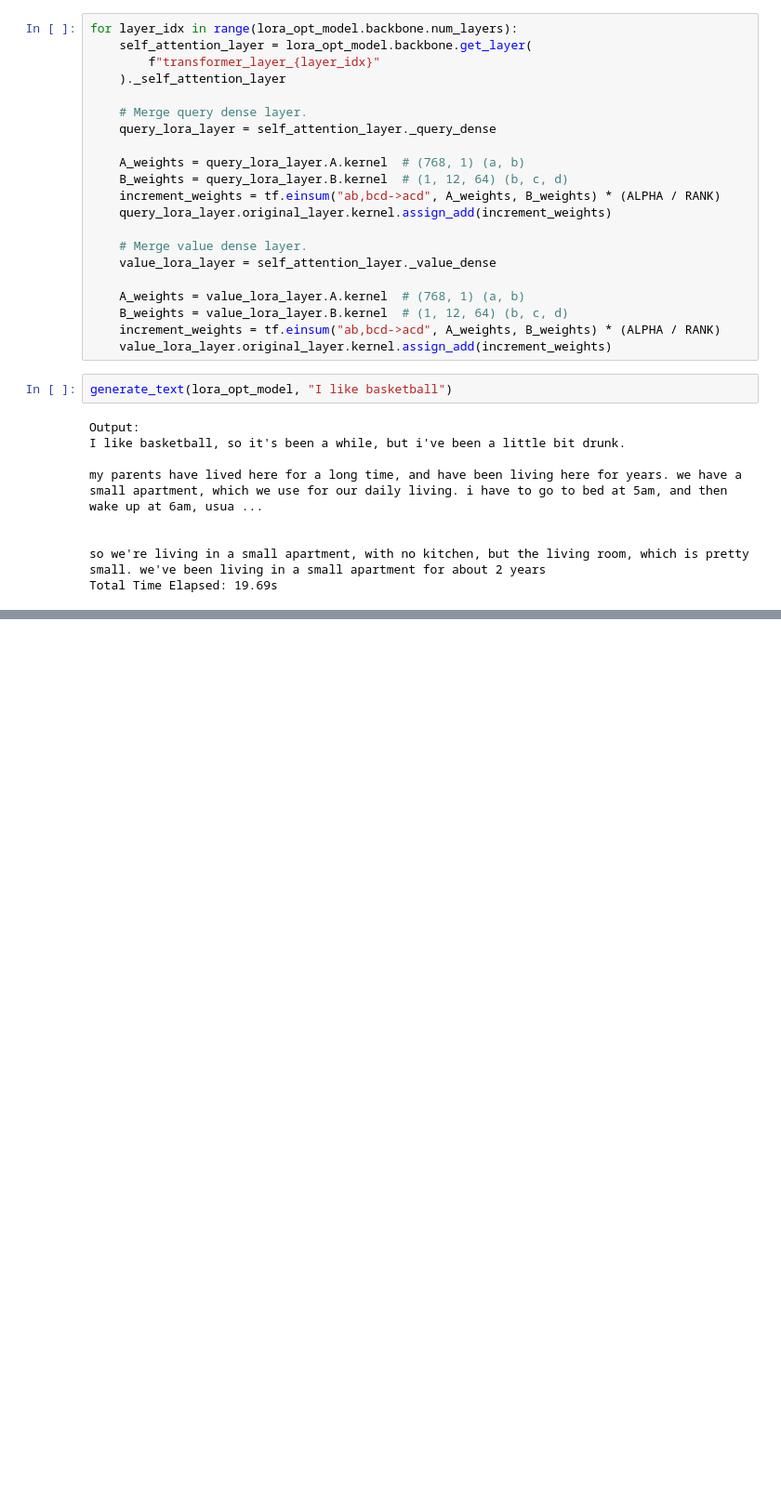
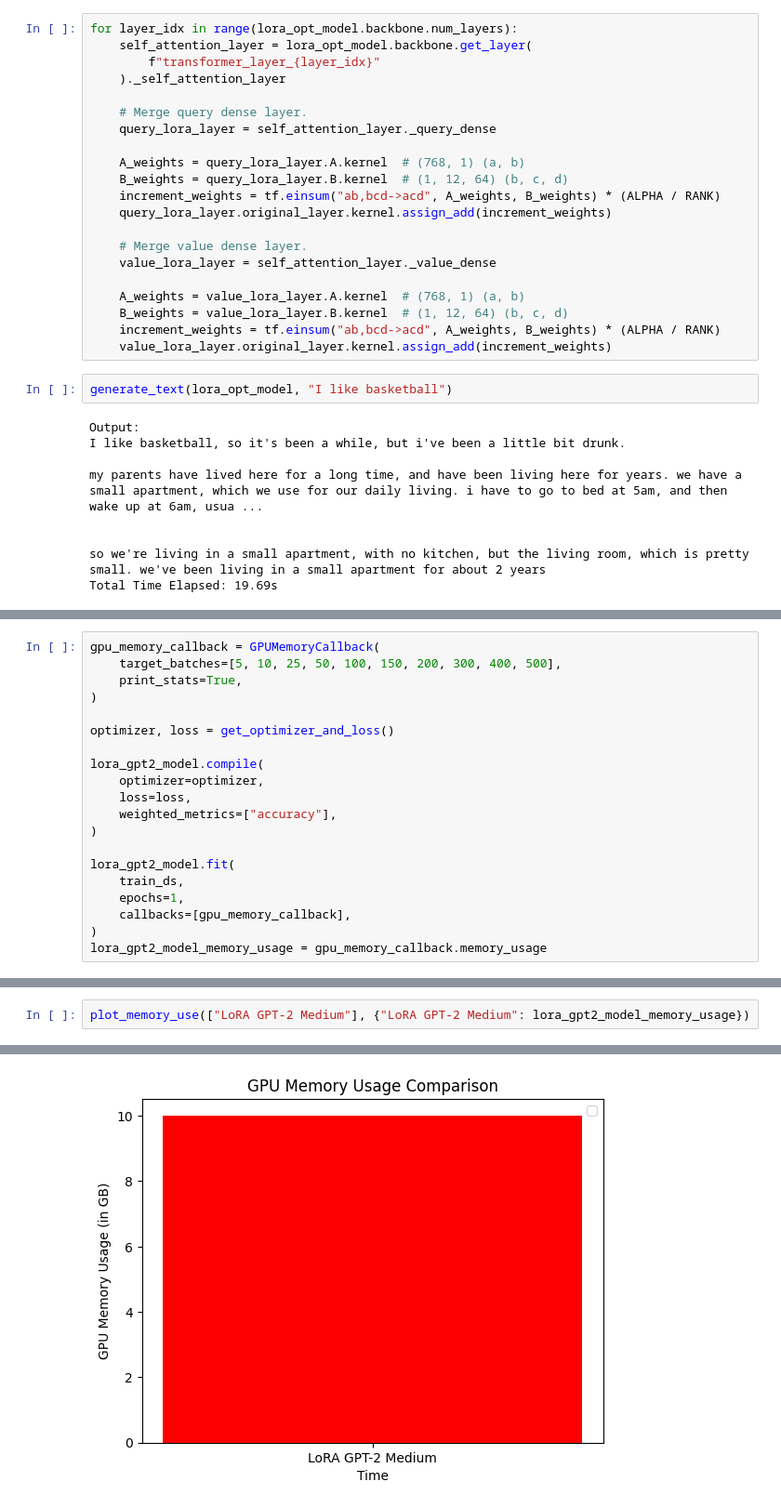
Before and after one commit to dscer/Codeathon_3, a Jupyter notebook: ybt7qf_codeathon_3.ipynb, the cells around one changed output, grey strips where cells are left out. Shown at 93% size. Cells and saved outputs as stored; diff of their text form; blank space fills up the shorter version.

```diff
--- a/ybt7qf_codeathon_3.ipynb
+++ b/ybt7qf_codeathon_3.ipynb
@@ -893,0 +965,20 @@ WARNING:matplotlib.legend:No artists with labels found to put in legend.  Note t
+# %%
+gpu_memory_callback = GPUMemoryCallback(
+    target_batches=[5, 10, 25, 50, 100, 150, 200, 300, 400, 500],
+    print_stats=True,
+)
+
+optimizer, loss = get_optimizer_and_loss()
+
+lora_gpt2_model.compile(
+    optimizer=optimizer,
+    loss=loss,
+    weighted_metrics=["accuracy"],
+)
+
+lora_gpt2_model.fit(
+    train_ds,
+    epochs=1,
+    callbacks=[gpu_memory_callback],
+)
+lora_gpt2_model_memory_usage = gpu_memory_callback.memory_usage
@@ -893,0 +1018,3 @@ WARNING:matplotlib.legend:No artists with labels found to put in legend.  Note t
+# %%
+plot_memory_use(["LoRA GPT-2 Medium"], {"LoRA GPT-2 Medium": lora_gpt2_model_memory_usage})
+# %% [output]
@@ -893,0 +1022 @@ WARNING:matplotlib.legend:No artists with labels found to put in legend.  Note t
+[figure, added]
```
Also changed, not shown: parts of 14 cells of this notebook.
